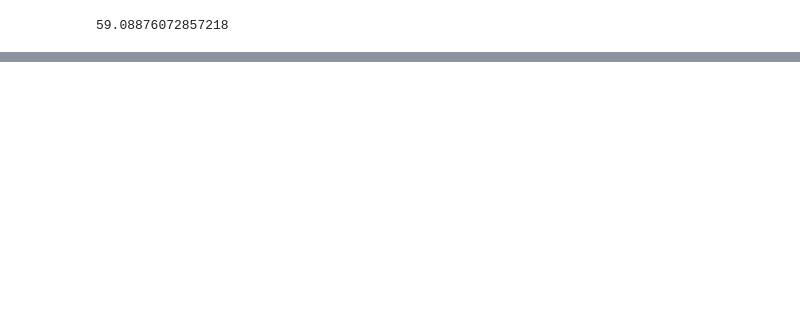
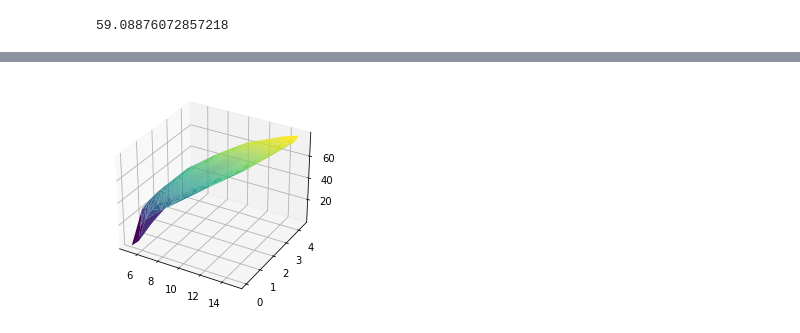
Before and after one commit to bhmueller/thesis, a Jupyter notebook: shapley_rc_theta_11.ipynb, the cells around one changed output, grey strips where cells are left out. Saved outputs shown, nothing was run; the diff lists cells and outputs as text; code cells hidden in the pictures; blank space fills up the shorter version.

```diff
--- a/shapley_rc_theta_11.ipynb
+++ b/shapley_rc_theta_11.ipynb
@@ -493,0 +545,7 @@ fig.savefig(fname=os.path.join('figures', f'uncertainty_propagation_{num_sim_dem
+# %%
+fig = plt.figure()
+ax = fig.gca(projection='3d')
+ax.plot_trisurf(data['RC'], data['theta_11'], data['Y'], cmap=plt.cm.viridis, linewidth=0.2)
+plt.show()
+# %% [output]
+[figure, added]
```
Also changed, not shown: parts of 18 cells of this notebook.
